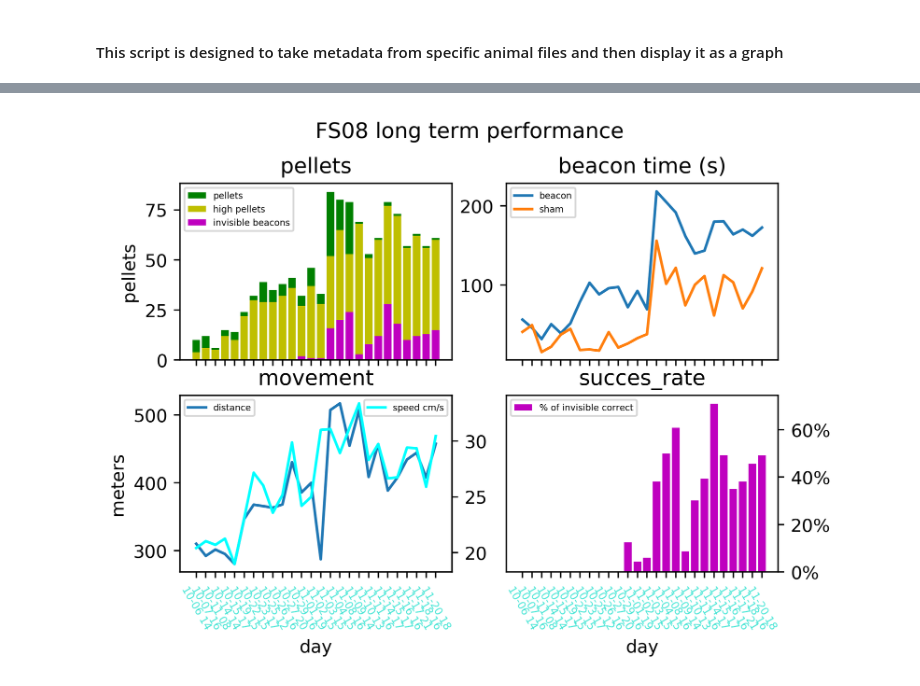
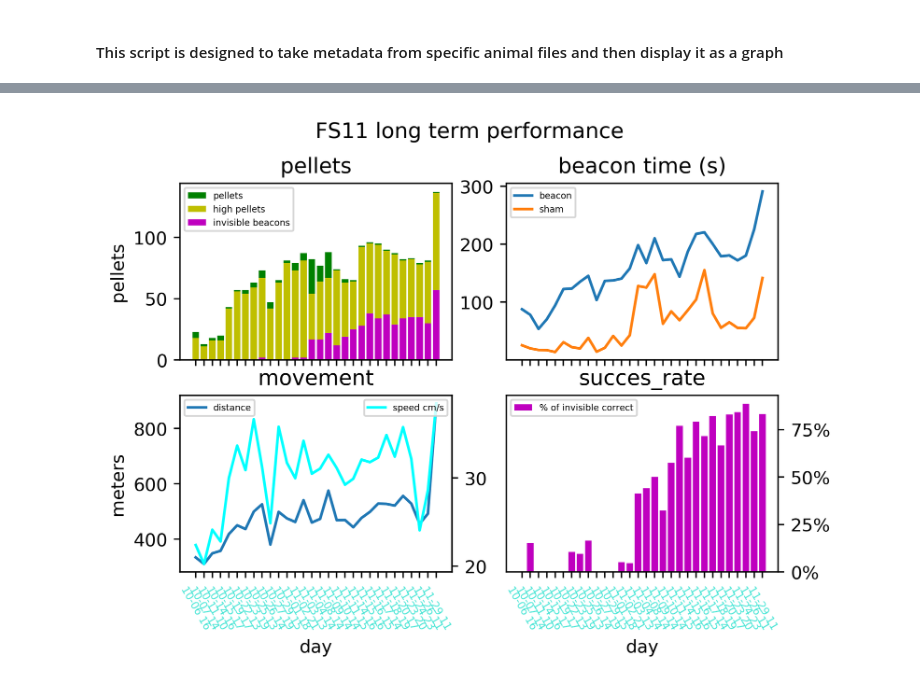
Before and after one commit to Fabalinks/Rearing_analysis, a Jupyter notebook: Code/20210525_FS_LT_Performance_FS03-FS06.ipynb, the cells around one changed output, grey strips where cells are left out. Drawn from its saved outputs; the diff is of its cells as text; code cells hidden in the pictures.

```diff
--- a/Code/20210525_FS_LT_Performance_FS03-FS06.ipynb
+++ b/Code/20210525_FS_LT_Performance_FS03-FS06.ipynb
@@ -79,7 +79,7 @@ metadata_20211120-165441.txt
 # %%
-make_graphs('FS08')
+make_graphs('FS11')
 # %% [output]
-[figure, old version]
+[figure, new version]
 # %%
 def make_graphs (animal_ID):
     result=pd.DataFrame()
```
Also changed, not shown: parts of 3 cells of this notebook, 4 other files.
